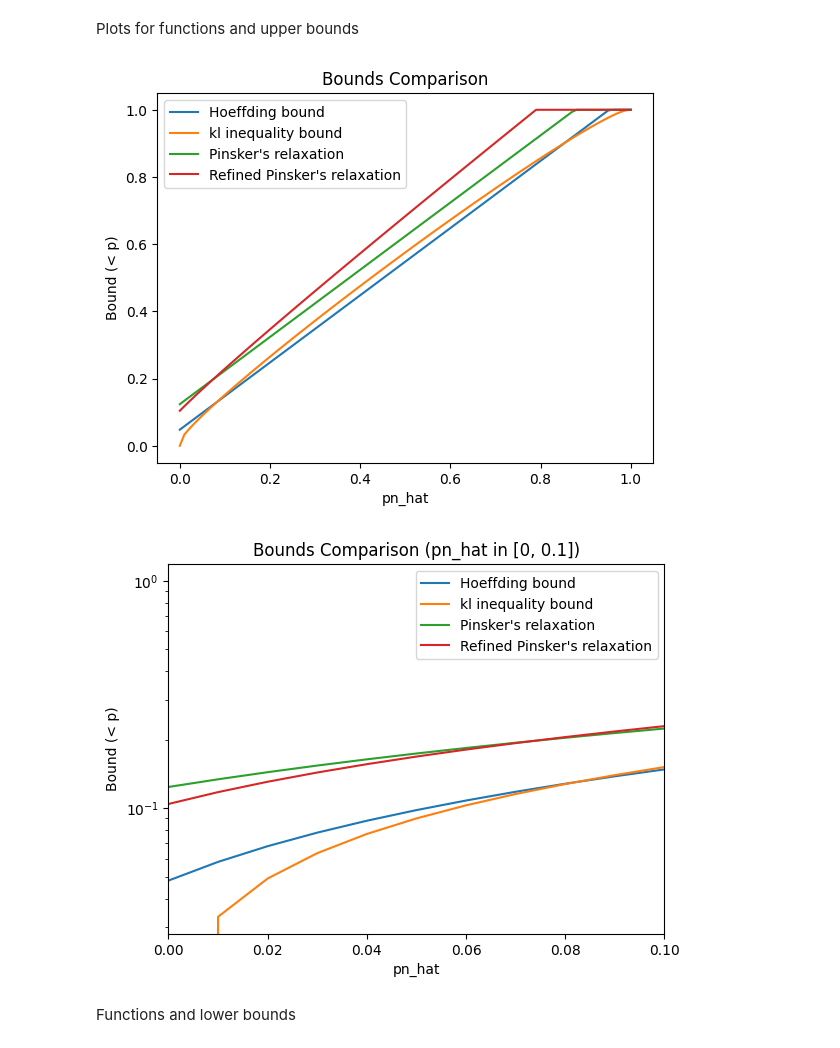
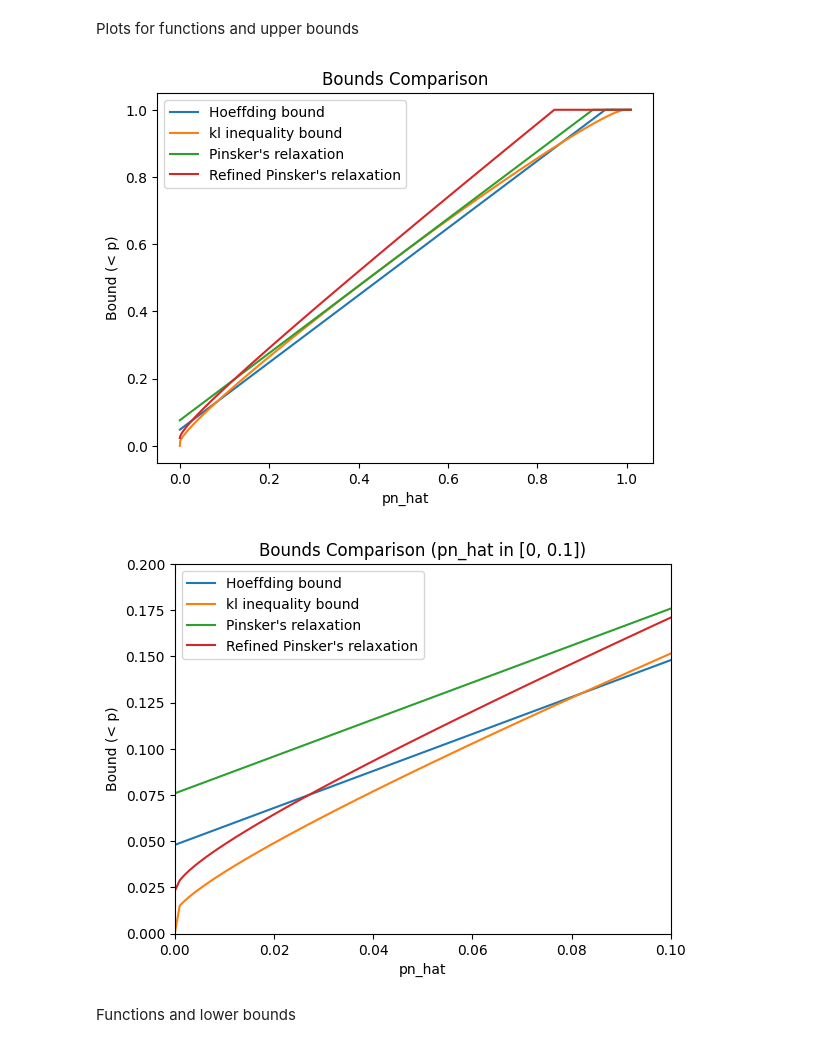
Before and after one commit to htr177/MLB, a Jupyter notebook: HA2.ipynb, the cells around one changed output. Cells and saved outputs as stored; diff of their text form; code cells hidden in the pictures.

```diff
--- a/HA2.ipynb
+++ b/HA2.ipynb
@@ -4,22 +4,18 @@ Functions and upper bounds
 import numpy as np
 import matplotlib.pyplot as plt
 
-np.random.seed(seed=42)
 n = 1000
 d = 0.01
-
-p = np.arange(0, 1.01, 0.01)
+p = np.arange(0, 1.01, 1/n)
 
 # Function to compute Hoeffding bound
 def hoeffding_bound(pn_hat, n, d):
     epsilon = np.sqrt((np.log(1/d))/(2*n))
-    map_epsilon = lambda x: x + epsilon
-    return map_epsilon(pn_hat)
+    return epsilon + pn_hat
 
 # Compute Hoeffding bound and pn_hat
-pn_hat_values = [hoeffding_bound(pn, n, d) for pn in p]
-pn_hat_array = np.array(pn_hat_values)
-pn_hat_array = np.clip(pn_hat_array, None, 1)
+hoeffding_values = np.array([hoeffding_bound(pn_hat, n, d) for pn_hat in p])
+hoeffding_values = np.clip(hoeffding_values, None, 1)
 
 # Function to compute kl-1+(pn_hat, z) using binary search
 def kl_upper_inverse(pn_hat, z, delta=1e-6):
@@ -50,17 +46,17 @@ kl_bound = np.array([kl_upper_inverse(pn, np.log((n + 1) / d) / n) for pn in p])
 kl_bound = np.clip(kl_bound, None, 1)
 
 # Pinsker's relaxation
-pinsker_relaxation = pn_hat_array + np.sqrt((np.log((n + 1) / d)) / (2 * n))
+pinsker_relaxation = p + np.sqrt((np.log((n + 1) / d)) / (2 * n))
 pinsker_relaxation = np.clip(pinsker_relaxation, None, 1)
 
 # Refined Pinsker's relaxation
-refined_pinsker_relaxation = pn_hat_array + np.sqrt((2 * pn_hat_array * np.log((n + 1) / d)) / n) + ((2 * np.log((n + 1) / d)) / n)
+refined_pinsker_relaxation = p + np.sqrt((2 * p * np.log((n + 1) / d)) / n) + ((2 * np.log((n + 1) / d)) / n)
 refined_pinsker_relaxation = np.clip(refined_pinsker_relaxation, None, 1)
 # %% [markdown]
 Plots for functions and upper bounds
 # %%
 # Plot the functions and upper bounds
-plt.plot(p, pn_hat_array, label="Hoeffding bound")
+plt.plot(p, hoeffding_values, label="Hoeffding bound")
 plt.plot(p, kl_bound, label="kl inequality bound")
 plt.plot(p, pinsker_relaxation, label="Pinsker's relaxation")
 plt.plot(p, refined_pinsker_relaxation, label="Refined Pinsker's relaxation")
@@ -71,24 +67,24 @@ plt.ylabel("Bound (< p)")
 plt.legend()
 plt.show()
 # %% [output]
-[figure, old version]
+[figure, new version]
 # %%
 # Zoom in plot for pn_hat in [0, 0.1]
-plt.yscale("log") # Use log scale for y-axis for better visualization
-plt.plot(p, pn_hat_array, label="Hoeffding bound")
+plt.plot(p, hoeffding_values, label="Hoeffding bound")
 plt.plot(p, kl_bound, label="kl inequality bound")
 plt.plot(p, pinsker_relaxation, label="Pinsker's relaxation")
 plt.plot(p, refined_pinsker_relaxation, label="Refined Pinsker's relaxation")
 
 plt.title("Bounds Comparison (pn_hat in [0, 0.1])")
 plt.xlabel("pn_hat")
 plt.ylabel("Bound (< p)")
 plt.xlim(0, 0.1)
+plt.ylim(0, 0.2)
 
 plt.legend()
 plt.show()
 # %% [output]
-[figure, old version]
+[figure, new version]
 # %% [markdown]
 Functions and lower bounds
 # %%
```
Also changed, not shown: parts of 1 cell of this notebook.
